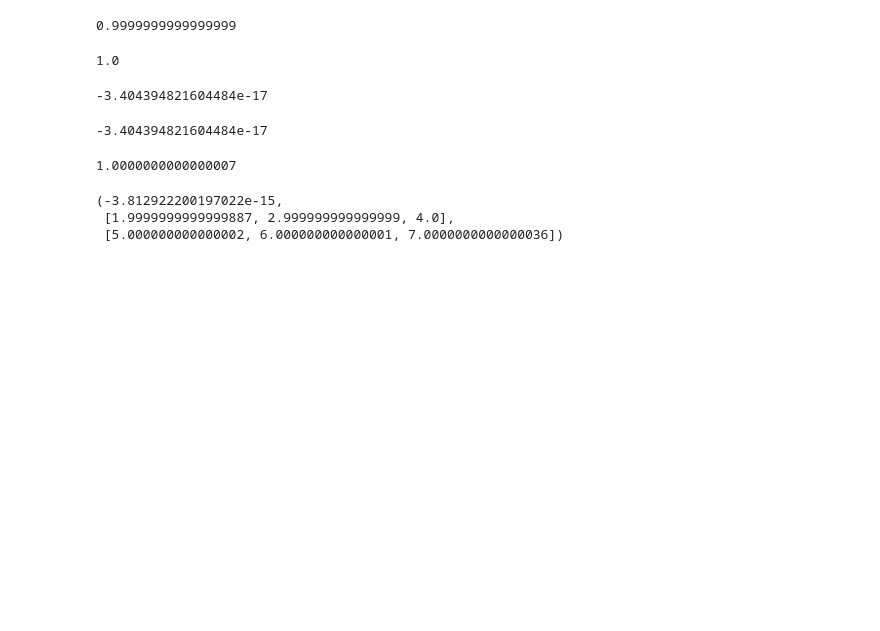
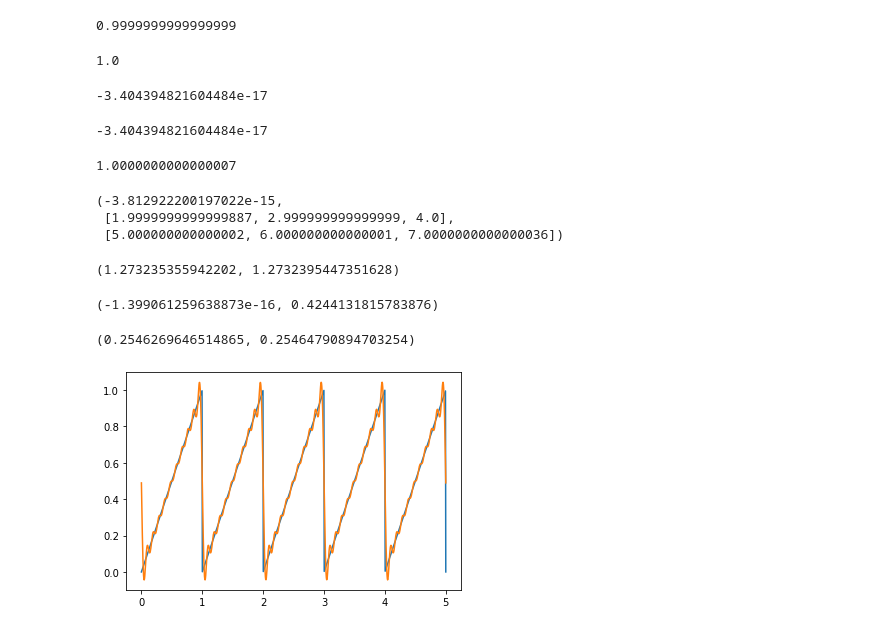
Before and after one commit to Sakurajima-sight/Mathematics-for-programmers-Python, a Jupyter notebook: Chapter 13/Untitled.ipynb, the cells around one changed output. Cells and saved outputs as stored; diff of their text form; code cells hidden in the pictures; blank space fills up the shorter version.

```diff
--- a/Chapter 13/Untitled.ipynb
+++ b/Chapter 13/Untitled.ipynb
@@ -268,0 +274,21 @@ fourier_coefficients(f,3)
+# %%
+b[0],4/pi
+# %% [output]
+(1.273235355942202, 1.2732395447351628)
+# %%
+b[1],4/(3*pi)
+# %% [output]
+(-1.399061259638873e-16, 0.4244131815783876)
+# %%
+b[4],4/(5*pi)
+# %% [output]
+(0.2546269646514865, 0.25464790894703254)
+# %%
+def sawtooth(t):
+    return t%1
+# %%
+approx=fourier_series(*fourier_coefficients(sawtooth,10))
+plot_function(sawtooth,0,5)
+plot_function(approx,0,5)
+# %% [output]
+[figure, added]
```
Also changed, not shown: parts of 8 cells of this notebook, 3 other files.
